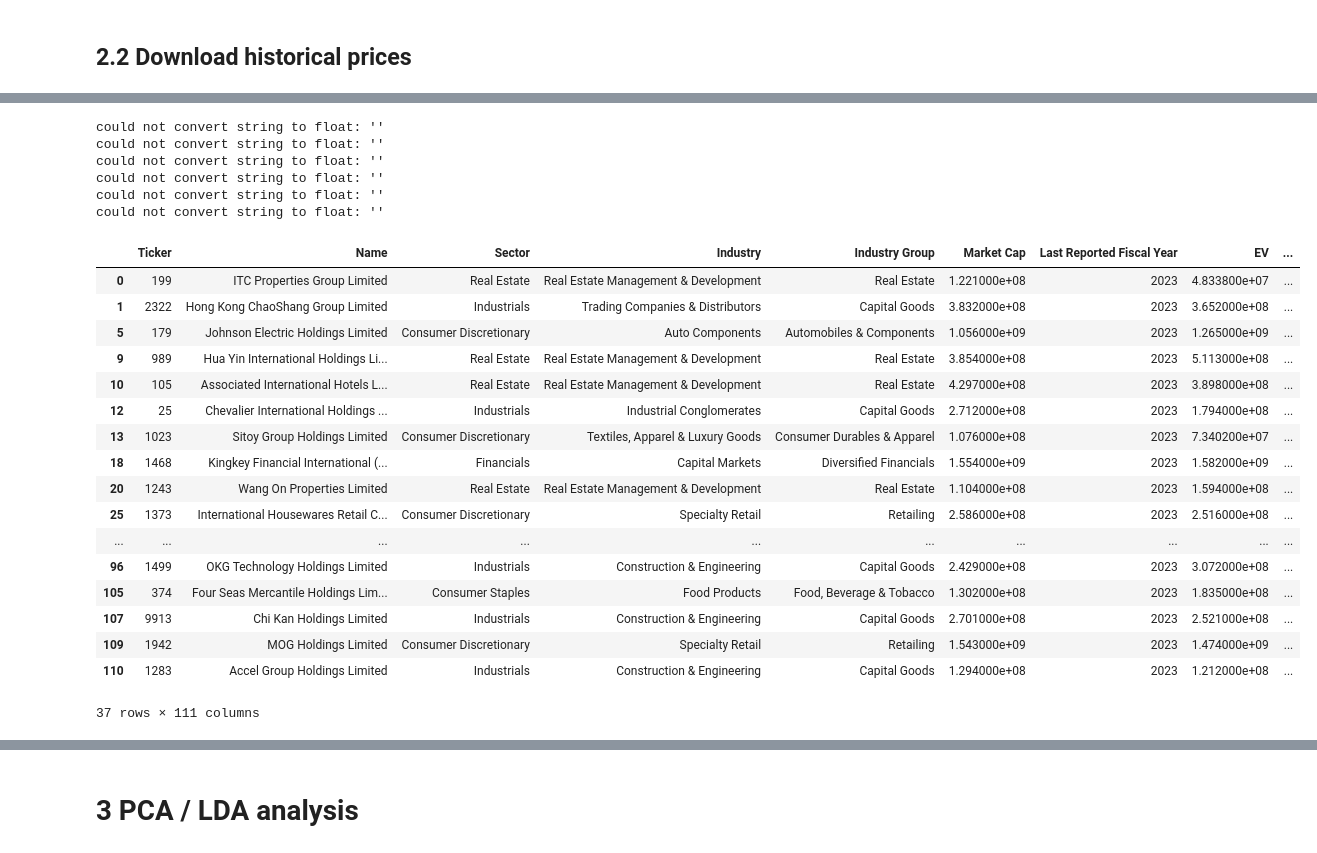
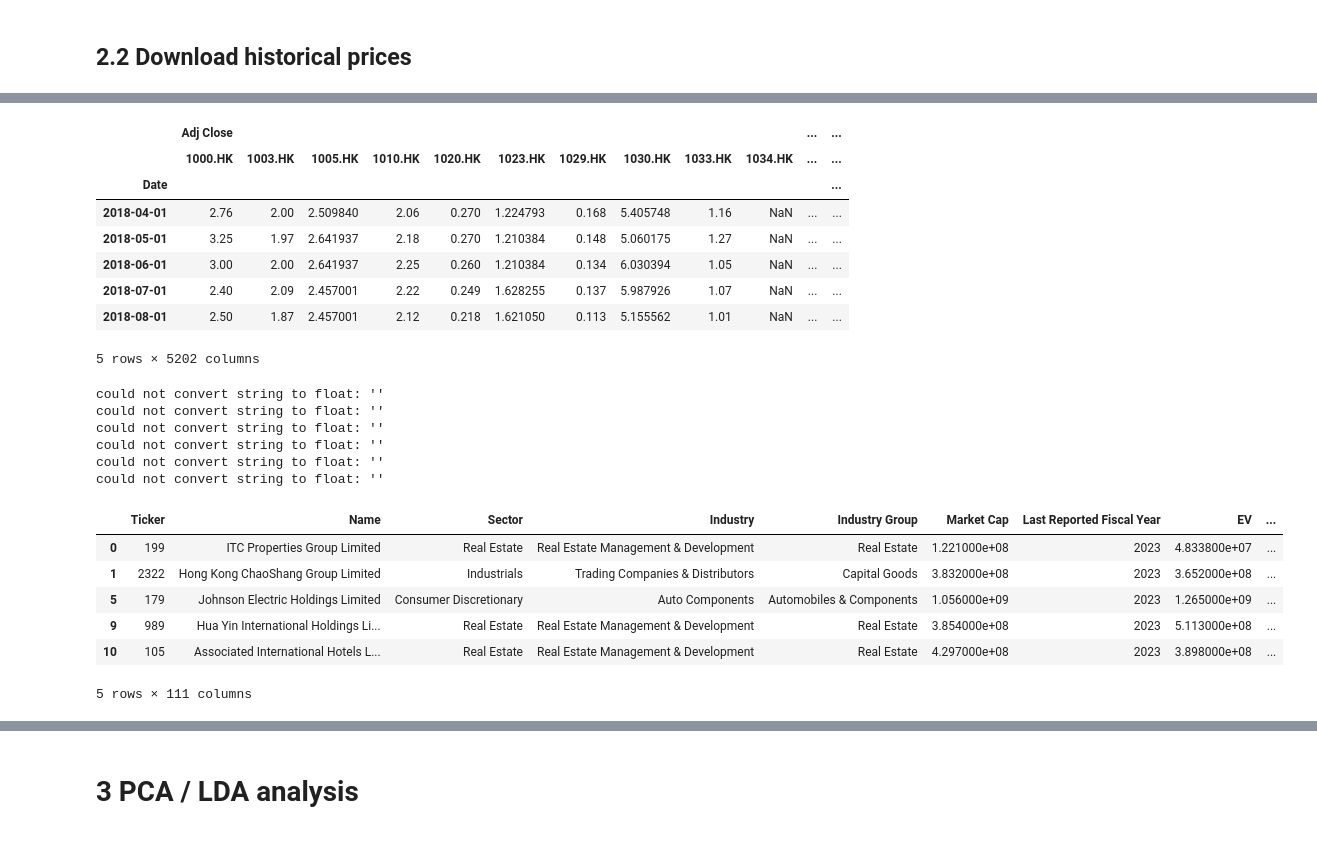
Before and after one commit to jjiaoyuwang/WQU-capstone, a Jupyter notebook: financial-ratios.ipynb, the cells around one changed output, grey strips where cells are left out. Drawn from its saved outputs; the diff is of its cells as text; code cells hidden in the pictures.

Commit message:
continued tidying up notebook. removed asset price download and replaced with read_pickle

```diff
--- a/financial-ratios.ipynb
+++ b/financial-ratios.ipynb
@@ -209,3 +174,15 @@ test_assets = yf.download(tickers = ticker_string,  # list of tickers
+# %%
+test_assets.head()
+# %% [output]
+|  | Adj Close |  |  |  |  |  |  |  |  |  | ... | ... |
+|  | 1000.HK | 1003.HK | 1005.HK | 1010.HK | 1020.HK | 1023.HK | 1029.HK | 1030.HK | 1033.HK | 1034.HK | ... | ... |
+| Date |  |  |  |  |  |  |  |  |  |  |  | ... |
+| 2018-04-01 | 2.76 | 2.00 | 2.509840 | 2.06 | 0.270 | 1.224793 | 0.168 | 5.405748 | 1.16 | NaN | ... | ... |
+| 2018-05-01 | 3.25 | 1.97 | 2.641937 | 2.18 | 0.270 | 1.210384 | 0.148 | 5.060175 | 1.27 | NaN | ... | ... |
+| 2018-06-01 | 3.00 | 2.00 | 2.641937 | 2.25 | 0.260 | 1.210384 | 0.134 | 6.030394 | 1.05 | NaN | ... | ... |
+| 2018-07-01 | 2.40 | 2.09 | 2.457001 | 2.22 | 0.249 | 1.628255 | 0.137 | 5.987926 | 1.07 | NaN | ... | ... |
+| 2018-08-01 | 2.50 | 1.87 | 2.457001 | 2.12 | 0.218 | 1.621050 | 0.113 | 5.155562 | 1.01 | NaN | ... | ... |
+5 rows × 5202 columns
 # %%
 asset_prices = test_assets['Adj Close'].dropna(axis=1)
 # %%
@@ -218,26 +195,15 @@ could not convert string to float: ''
 could not convert string to float: ''
 could not convert string to float: ''
 # %%
-ML_data
+ML_data.head()
 # %% [output]
 |  | Ticker | Name | Sector | Industry | Industry Group | Market Cap | Last Reported Fiscal Year | EV | ... |
 | 0 | 199 | ITC Properties Group Limited | Real Estate | Real Estate Management & Development | Real Estate | 1.221000e+08 | 2023 | 4.833800e+07 | ... |
 | 1 | 2322 | Hong Kong ChaoShang Group Limited | Industrials | Trading Companies & Distributors | Capital Goods | 3.832000e+08 | 2023 | 3.652000e+08 | ... |
 | 5 | 179 | Johnson Electric Holdings Limited | Consumer Discretionary | Auto Components | Automobiles & Components | 1.056000e+09 | 2023 | 1.265000e+09 | ... |
 | 9 | 989 | Hua Yin International Holdings Li... | Real Estate | Real Estate Management & Development | Real Estate | 3.854000e+08 | 2023 | 5.113000e+08 | ... |
 | 10 | 105 | Associated International Hotels L... | Real Estate | Real Estate Management & Development | Real Estate | 4.297000e+08 | 2023 | 3.898000e+08 | ... |
-| 12 | 25 | Chevalier International Holdings ... | Industrials | Industrial Conglomerates | Capital Goods | 2.712000e+08 | 2023 | 1.794000e+08 | ... |
-| 13 | 1023 | Sitoy Group Holdings Limited | Consumer Discretionary | Textiles, Apparel & Luxury Goods | Consumer Durables & Apparel | 1.076000e+08 | 2023 | 7.340200e+07 | ... |
-| 18 | 1468 | Kingkey Financial International (... | Financials | Capital Markets | Diversified Financials | 1.554000e+09 | 2023 | 1.582000e+09 | ... |
-| 20 | 1243 | Wang On Properties Limited | Real Estate | Real Estate Management & Development | Real Estate | 1.104000e+08 | 2023 | 1.594000e+08 | ... |
-| 25 | 1373 | International Housewares Retail C... | Consumer Discretionary | Specialty Retail | Retailing | 2.586000e+08 | 2023 | 2.516000e+08 | ... |
-| ... | ... | ... | ... | ... | ... | ... | ... | ... | ... |
-| 96 | 1499 | OKG Technology Holdings Limited | Industrials | Construction & Engineering | Capital Goods | 2.429000e+08 | 2023 | 3.072000e+08 | ... |
-| 105 | 374 | Four Seas Mercantile Holdings Lim... | Consumer Staples | Food Products | Food, Beverage & Tobacco | 1.302000e+08 | 2023 | 1.835000e+08 | ... |
-| 107 | 9913 | Chi Kan Holdings Limited | Industrials | Construction & Engineering | Capital Goods | 2.701000e+08 | 2023 | 2.521000e+08 | ... |
-| 109 | 1942 | MOG Holdings Limited | Consumer Discretionary | Specialty Retail | Retailing | 1.543000e+09 | 2023 | 1.474000e+09 | ... |
-| 110 | 1283 | Accel Group Holdings Limited | Industrials | Construction & Engineering | Capital Goods | 1.294000e+08 | 2023 | 1.212000e+08 | ... |
-37 rows × 111 columns
+5 rows × 111 columns
 # %%
 ratio_ticker_list = list(ML_data.Ticker)
 ratio_ticker_list_new = []
```
Also changed, not shown: parts of 10 cells of this notebook.
